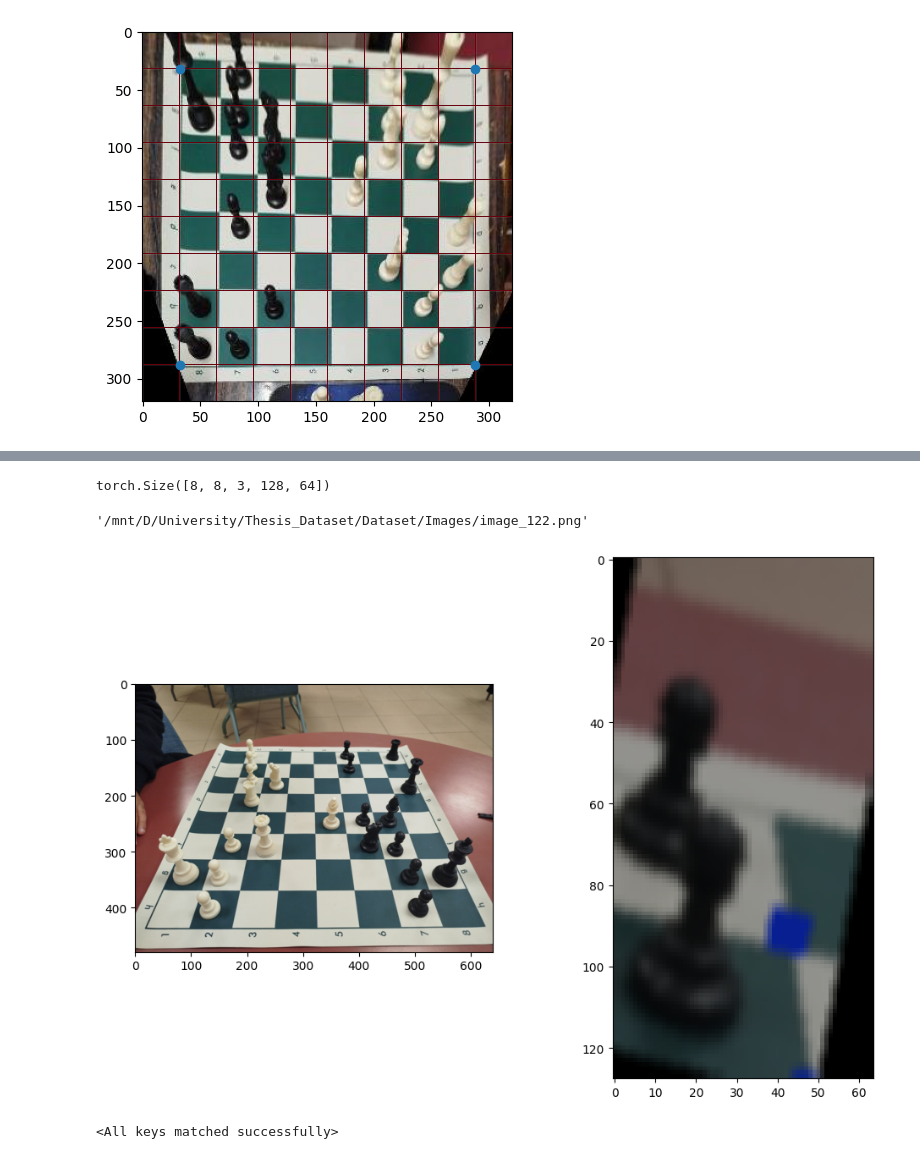
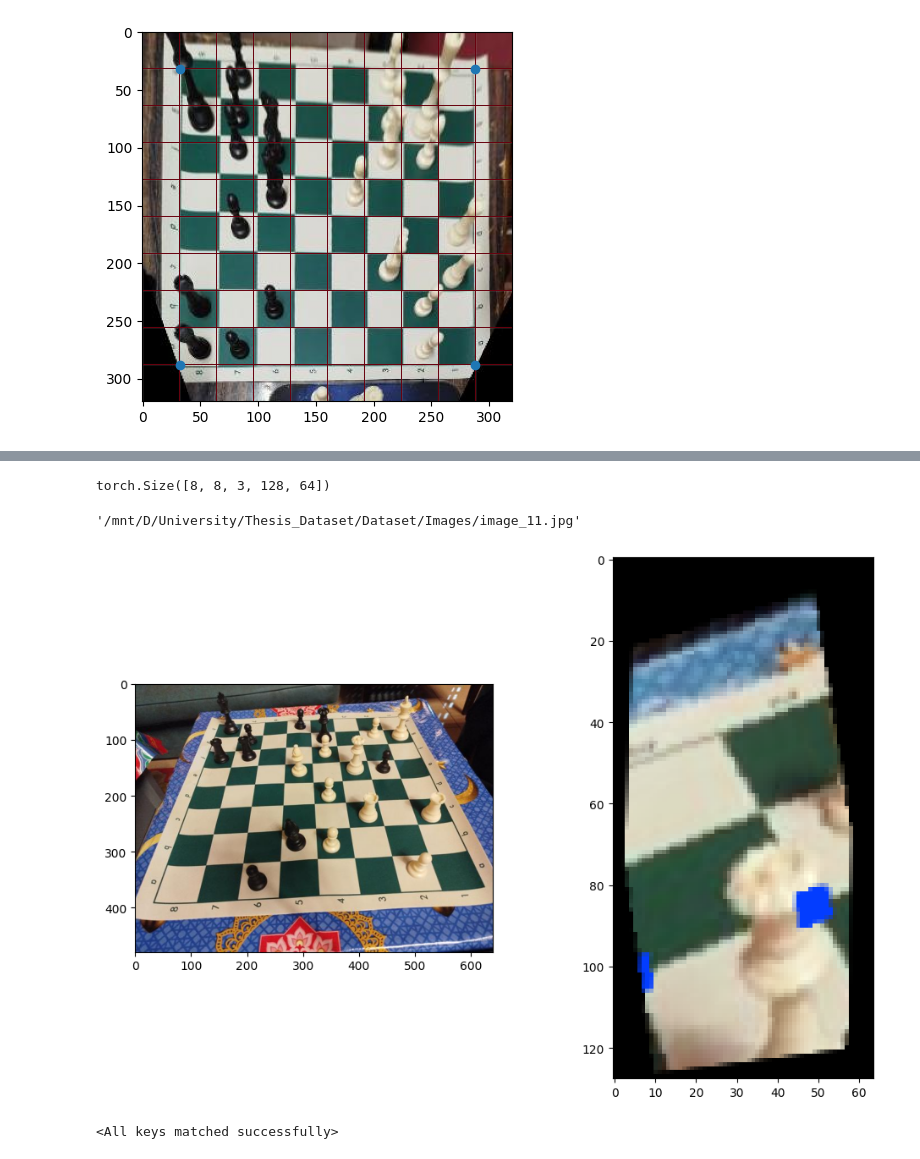
Before and after one commit to MostafaBelo/thesis_chess_lens, a Jupyter notebook: src/PieceDetection/PieceDetection_CNN/main.ipynb, the cells around one changed output, grey strips where cells are left out. Saved outputs shown, nothing was run; the diff lists cells and outputs as text; code cells hidden in the pictures.

```diff
--- a/src/PieceDetection/PieceDetection_CNN/main.ipynb
+++ b/src/PieceDetection/PieceDetection_CNN/main.ipynb
@@ -198,27 +198,28 @@ len(train_ds), len(valid_ds), len(test_ds)
 # %%
 # board_split, y = ds[100]
-board_split, y = ds[200]
+# board_split, y = ds[200]
+board_split, y = ds[10]
 
 # grid = np.zeros((warpped.shape[1], warpped.shape[2]))
 # step = 32
 # # Set pixels in rows and columns that are multiples of step to 1
 # grid[::step, :] = 1   # horizontal lines
 # grid[:, ::step] = 1   # vertical lines
 
 # plt.imshow(warpped.permute(1,2,0));
 # plt.imshow(grid, alpha=grid, cmap='Reds');
 
 print(board_split.shape)
 plt.figure(figsize=(12,8))
 plt.subplot(1,2,1)
 plt.imshow(Image.open(y["image_path"]).convert("RGB"))
 plt.subplot(1,2,2)
-plt.imshow(board_split[1,5].permute(1,2,0));
+plt.imshow(board_split[2,5].permute(1,2,0));
 y["image_path"]
 # %% [output]
 torch.Size([8, 8, 3, 128, 64])
-'/mnt/D/University/Thesis_Dataset/Dataset/Images/image_122.png'
+'/mnt/D/University/Thesis_Dataset/Dataset/Images/image_11.jpg'
-[figure, old version]
+[figure, new version]
 # %%
 class PieceDetectorCNNModel(nn.Module):
     def __init__(self, avg_embeds=None):
```
Also changed, not shown: parts of 6 cells of this notebook, 10 other files.
